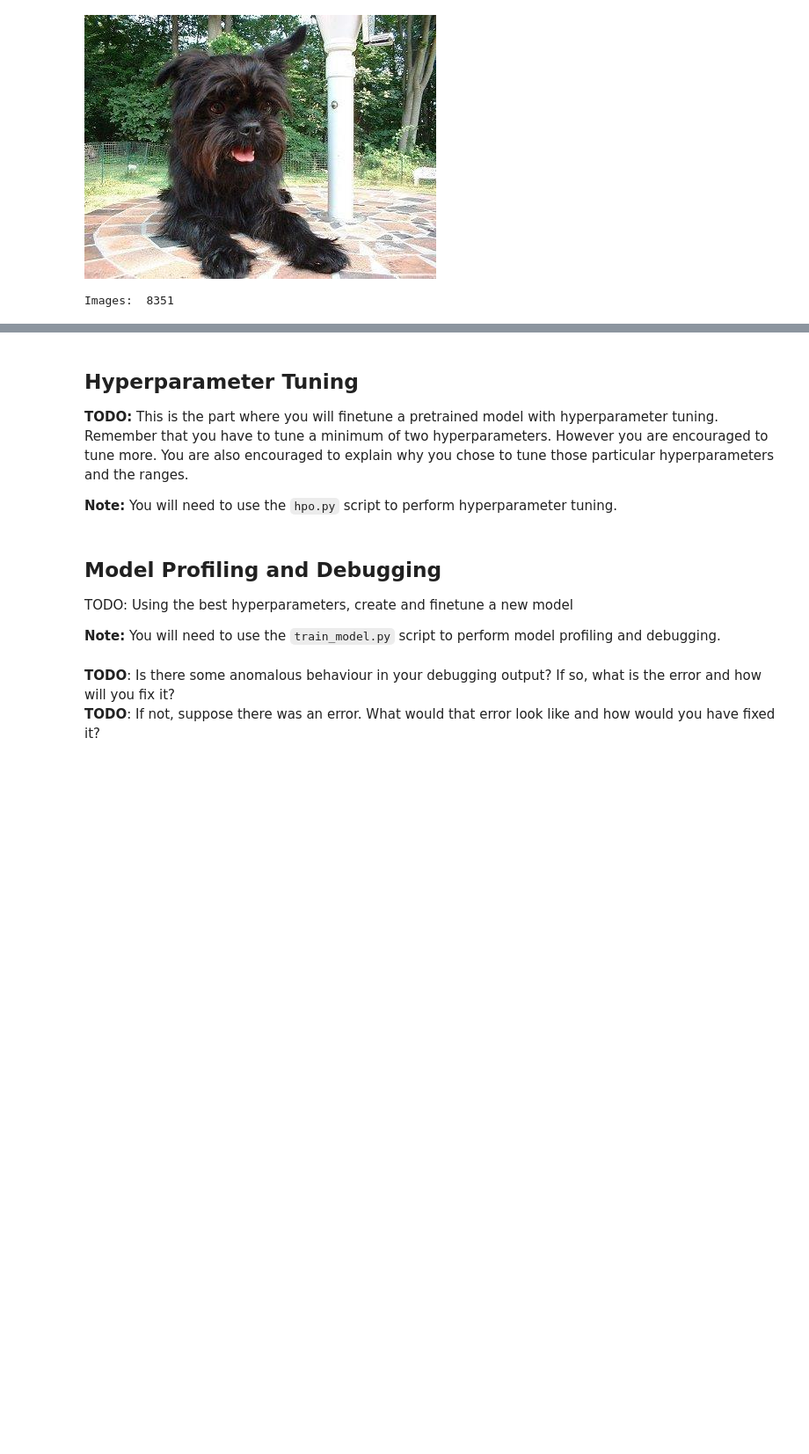
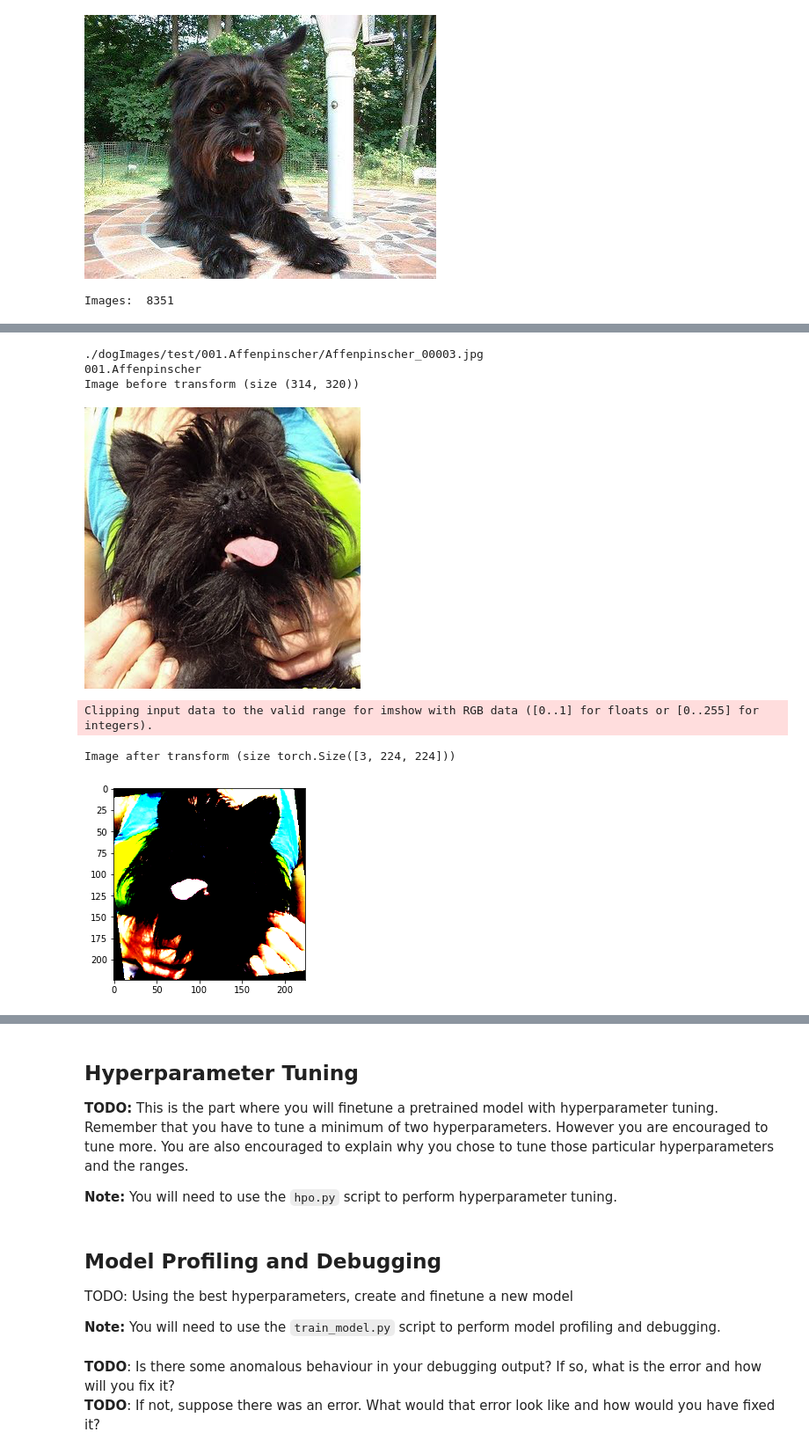
Before and after one commit to udacity/CD0387-deep-learning-topics-within-computer-vision-nlp-project-starter, a Jupyter notebook: train_and_deploy.ipynb, the cells around one changed output, grey strips where cells are left out. Shown at 88% size. Cells and saved outputs as stored; diff of their text form; code cells hidden in the pictures; blank space fills up the shorter version.

Commit message:
CustomDataSet class

```diff
--- a/train_and_deploy.ipynb
+++ b/train_and_deploy.ipynb
@@ -115 +218,80 @@ Rejects: 8351
+# %%
+train_transform = transforms.Compose([
+        transforms.RandomRotation(10),      # rotate +/- 10 degrees
+        transforms.RandomHorizontalFlip(),  # reverse 50% of images
+        transforms.Resize(224),             # resize shortest side to 224 pixels
+        transforms.CenterCrop(224),         # crop longest side to 224 pixels at center
+        transforms.ToTensor(),
+        transforms.Normalize([0.485, 0.456, 0.406],
+                             [0.229, 0.224, 0.225])
+    ])
+
+test_transform = transforms.Compose([
+        transforms.Resize(224),
+        transforms.CenterCrop(224),
+        transforms.ToTensor(),
+        transforms.Normalize([0.485, 0.456, 0.406],
+                             [0.229, 0.224, 0.225])
+    ])
+# %%
+from torch.utils.data import Dataset
+
+
+class CustomDataSet(Dataset):
+
+    def __init__(self, path, transform):
+        self.root = path
+        self.transform = transform
+        self.img_paths, self.img_classes = self._get_image(path)
+        # self.total_imgs = natsort.natsorted(all_imgs)
+
+
+
+    def _get_image(self,path):
+        '''Returns the names of the images in all subfolders within path'''
+        img_loc = []
+        img_class = []
+        for folder, subfolders, filenames in os.walk(path):
+            for img in filenames:
+                img_loc.append(folder+'/'+img)
+                img_class.append(folder.split("/")[-1])
+        return img_loc, img_class
+
+    def __len__(self):
+        return len(self.total_imgs)
+
+
+    def __getitem__(self, idx):
+        img_loc = os.path.join(self.img_paths[idx])
+        image = Image.open(img_loc).convert("RGB")
+        tensor_image = self.transform(image)
+        return tensor_image
+
+    def _plot_tensor(self, img):
+        plt.imshow(np.transpose(img.numpy(), (1, 2, 0)));
+
+    def test_transform(self,idx = 0):
+        img_loc = os.path.join(self.img_paths[idx])
+        image = Image.open(img_loc).convert("RGB")
+        print(f'Image before transform (size {image.size})')
+        display(image)
+        tensor_image = self.transform(image)
+        print(f'Image after transform (size {tensor_image.size()})')
+        self._plot_tensor(tensor_image)
+
+
+
+test = CustomDataSet("./dogImages/test/", train_transform)
+print(test.img_paths[0])
+print(test.img_classes[0])
+
+test.test_transform(0)
+# %% [output]
+./dogImages/test/001.Affenpinscher/Affenpinscher_00003.jpg
+001.Affenpinscher
+Image before transform (size (314, 320))
+[figure, added]
+Clipping input data to the valid range for imshow with RGB data ([0..1] for floats or [0..255] for integers).
+Image after transform (size torch.Size([3, 224, 224]))
+[figure, added]
 # %%
```
Also changed, not shown: parts of 12 cells of this notebook.
